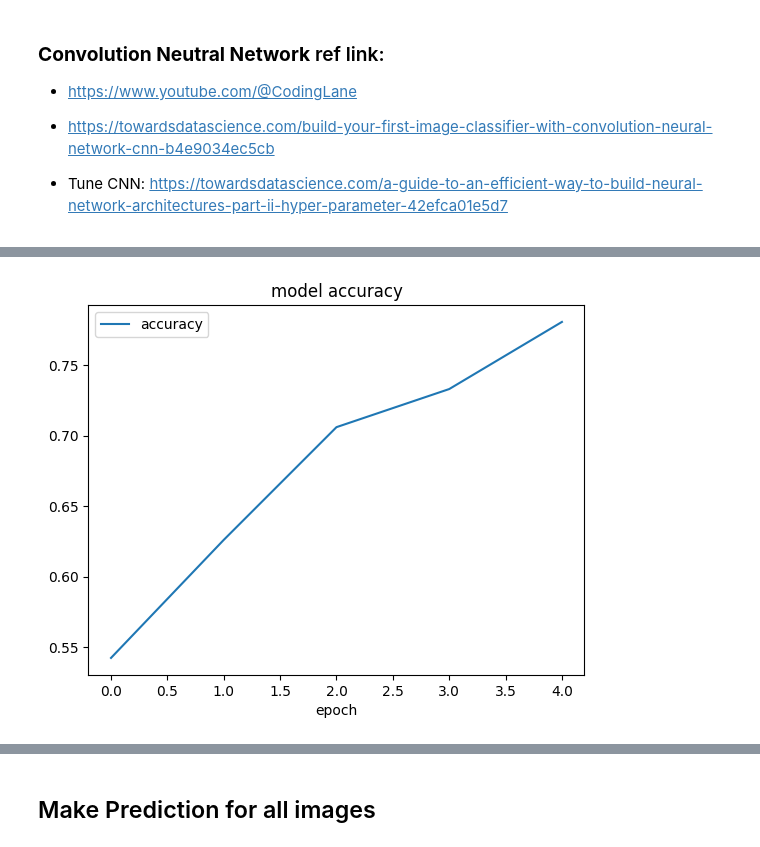
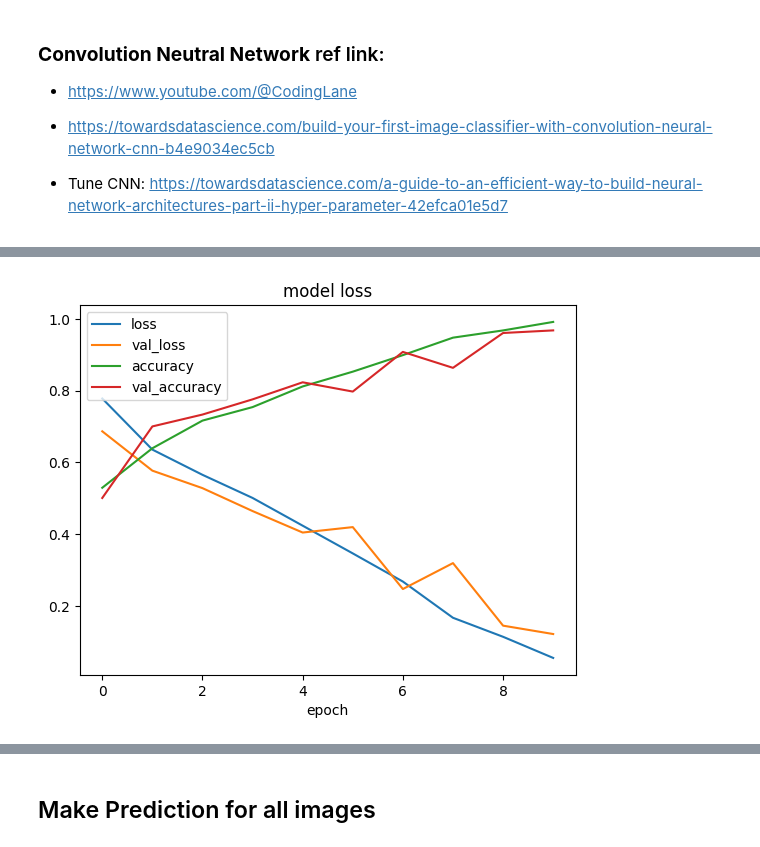
Before and after one commit to gg41825/real_fake_signature, a Jupyter notebook: detect.ipynb, the cells around one changed output, grey strips where cells are left out. Saved outputs shown, nothing was run; the diff lists cells and outputs as text; code cells hidden in the pictures.

Commit message:
add validation data

```diff
--- a/detect.ipynb
+++ b/detect.ipynb
@@ -55,13 +55,15 @@ def load_data(DATA_DIR=DATA_DIR, test_size=0.3, load_grayscale=True):
     features = np.array(all_imgs)
     labels = np.array(labels)
 
-    X_train, X_test, y_train, y_test = train_test_split(features, labels, test_size=test_size, random_state=228)
+    X_train, X_remain, y_train, y_remain = train_test_split(features, labels, test_size=test_size, random_state=228)
+    X_valid, X_test, y_valid, y_test = train_test_split(X_remain, y_remain, test_size=0.5, random_state=228)
+
 
     print ("Generated data.")
 
-    return X_train, X_test, y_train, y_test, features, labels, features_dict
+    return X_train, X_test, X_valid, y_train, y_test, y_valid, features, labels, features_dict
 # %%
-X_train, X_test, y_train, y_test, features, labels, features_dict = load_data(load_grayscale=False)
+X_train, X_test, X_valid, y_train, y_test, y_valid, features, labels, features_dict = load_data(load_grayscale=False)
 # %% [output]
 sub: 22T10.Jpeg
 sub: 26T2.Jpeg
@@ -84,6 +86,7 @@ Generated data.
 #divided by 255: Because the values in the dataset range from 0 to 255.
 X_train = X_train/255.0
 X_test = X_test/255.0
+X_valid = X_valid/255.0
 # %%
 def label_to_text(label=0):
     return "Forged" if label == 0 else "Real"
@@ -151,5 +154,5 @@ Trainable params: 1,093,665
 Non-trainable params: 0
 _________________________________________________________________
 # %%
-history = model.fit(X_train, y_train, epochs= 5, batch_size=100)
+history = model.fit(X_train, y_train, epochs= 10, batch_size=100, validation_data = (X_valid, y_valid))
 # %% [output]
@@ -167,14 +181,20 @@ Epoch 5/5
 # %%
+# val_loss: the value of cost function for your cross-validation data
+# loss: the value of cost function for your training data.
+
 def plot_history(history):
+    plt.plot(history.history['loss'])
+    plt.plot(history.history['val_loss'])
     plt.plot(history.history['accuracy'])
-    plt.title('model accuracy')
+    plt.plot(history.history['val_accuracy'])
+    plt.title('model loss')
     plt.xlabel('epoch')
-    plt.legend(['accuracy'], loc='upper left')
+    plt.legend(['loss', 'val_loss', 'accuracy', 'val_accuracy'], loc='upper left')
     plt.show()
 
 plot_history(history)
 # %% [output]
-[figure, old version]
+[figure, new version]
 # %%
 model.evaluate(X_test, y_test)
 # %% [output]
```
Also changed, not shown: parts of 5 cells of this notebook.
